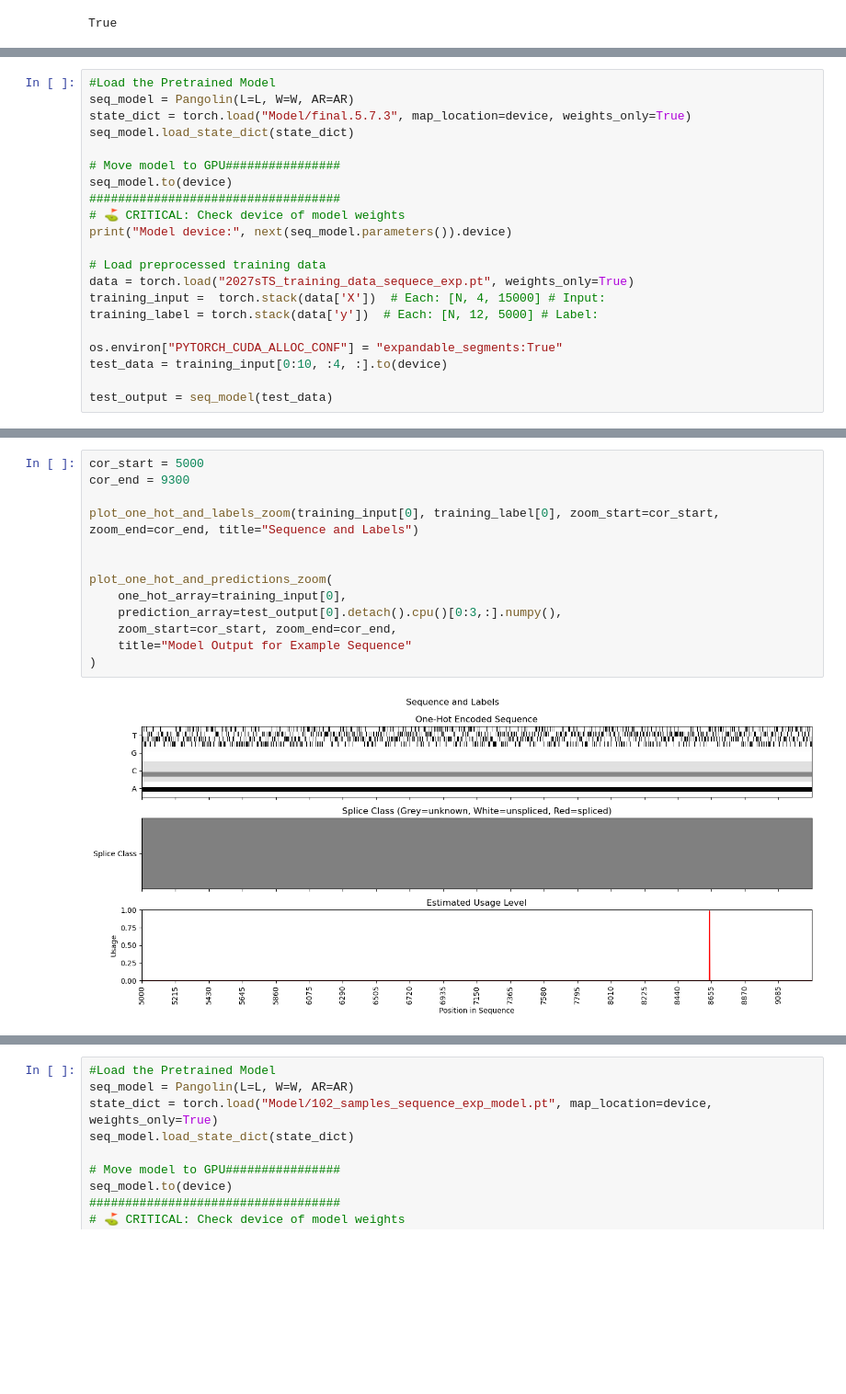
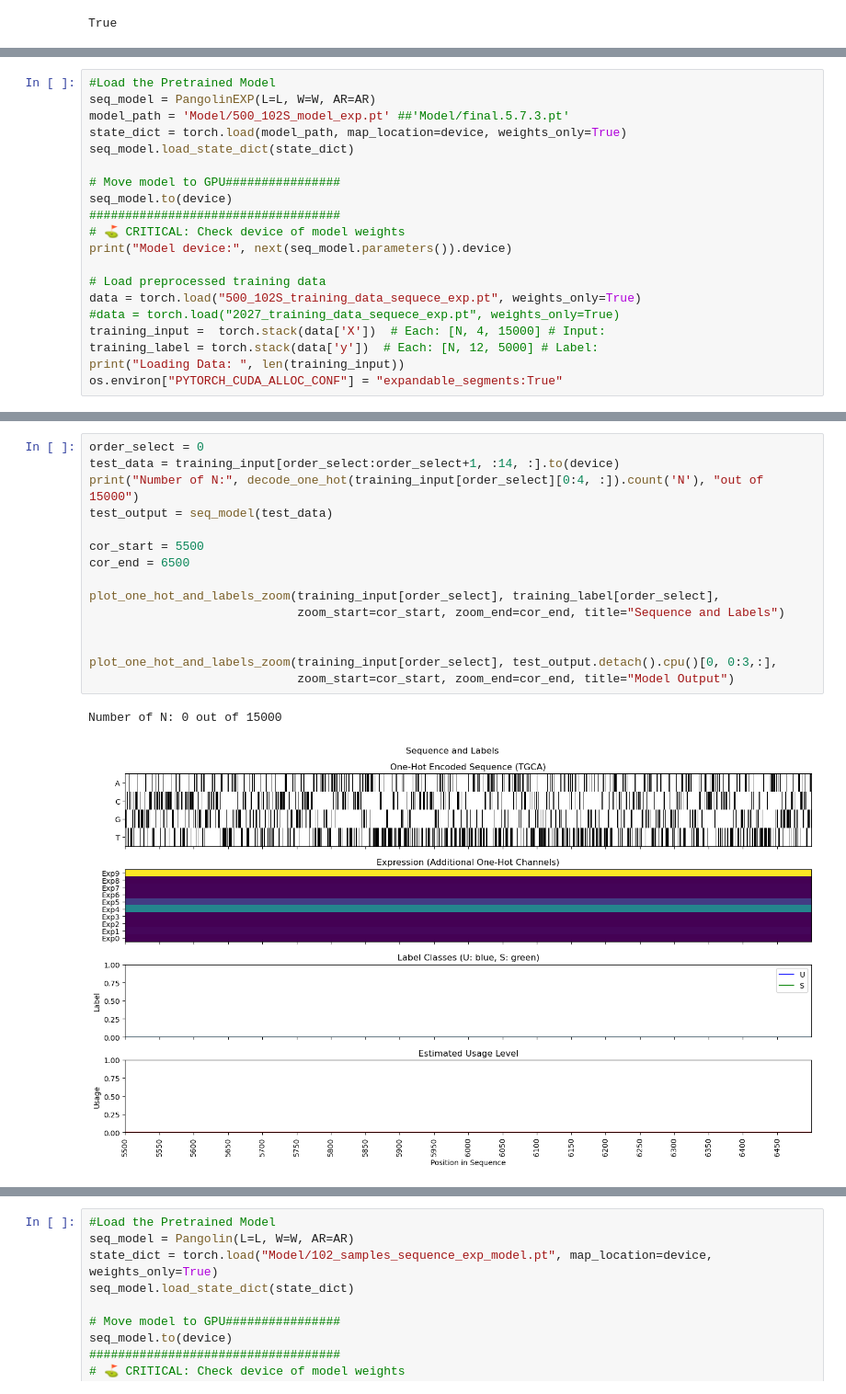
Before and after one commit to lux563624348/DL_RNA_Splicing, a Jupyter notebook: Benchmark_Model.ipynb, the cells around one changed output, grey strips where cells are left out. Shown at 92% size. Saved outputs shown, nothing was run; the diff lists cells and outputs as text; blank space fills up the shorter version.

Commit message:
Update Visual 1seq 2.Exp 3. Label 4 usage

```diff
--- a/Benchmark_Model.ipynb
+++ b/Benchmark_Model.ipynb
@@ -28,7 +31,8 @@ list_model = glob.glob("Model/*.pt")
 # %%
 #Load the Pretrained Model
-seq_model = Pangolin(L=L, W=W, AR=AR)
-state_dict = torch.load("Model/final.5.7.3", map_location=device, weights_only=True)
+seq_model = PangolinEXP(L=L, W=W, AR=AR)
+model_path = 'Model/500_102S_model_exp.pt' ##'Model/final.5.7.3.pt'
+state_dict = torch.load(model_path, map_location=device, weights_only=True)
 seq_model.load_state_dict(state_dict)
 
 # Move model to GPU################
@@ -38,13 +42,11 @@ seq_model.to(device)
 print("Model device:", next(seq_model.parameters()).device)
 
 # Load preprocessed training data
-data = torch.load("2027sTS_training_data_sequece_exp.pt", weights_only=True)
+data = torch.load("500_102S_training_data_sequece_exp.pt", weights_only=True)
+#data = torch.load("2027_training_data_sequece_exp.pt", weights_only=True)
 training_input =  torch.stack(data['X'])  # Each: [N, 4, 15000] # Input:
 training_label = torch.stack(data['y'])  # Each: [N, 12, 5000] # Label:
-
+print("Loading Data: ", len(training_input))
 os.environ["PYTORCH_CUDA_ALLOC_CONF"] = "expandable_segments:True"
-test_data = training_input[0:10, :4, :].to(device)
-
-test_output = seq_model(test_data)
 # %% [output]
 Model device: cuda:0
@@ -51,15 +163,18 @@ Model device: cuda:0
 # %%
-cor_start = 5000
-cor_end = 9300
+order_select = 0
+test_data = training_input[order_select:order_select+1, :14, :].to(device)
+print("Number of N:", decode_one_hot(training_input[order_select][0:4, :]).count('N'), "out of 15000")
+test_output = seq_model(test_data)
 
-plot_one_hot_and_labels_zoom(training_input[0], training_label[0], zoom_start=cor_start, zoom_end=cor_end, title="Sequence and Labels")
+cor_start = 5500
+cor_end = 6500
+
+plot_one_hot_and_labels_zoom(training_input[order_select], training_label[order_select],
+                             zoom_start=cor_start, zoom_end=cor_end, title="Sequence and Labels")
 
 
-plot_one_hot_and_predictions_zoom(
-    one_hot_array=training_input[0],
-    prediction_array=test_output[0].detach().cpu()[0:3,:].numpy(),
-    zoom_start=cor_start, zoom_end=cor_end,
-    title="Model Output for Example Sequence"
-)
+plot_one_hot_and_labels_zoom(training_input[order_select], test_output.detach().cpu()[0, 0:3,:],
+                             zoom_start=cor_start, zoom_end=cor_end, title="Model Output")
 # %% [output]
+Number of N: 0 out of 15000
-[figure, old version]
+[figure, new version]
```
Also changed, not shown: parts of 5 cells of this notebook, 5 other files.
